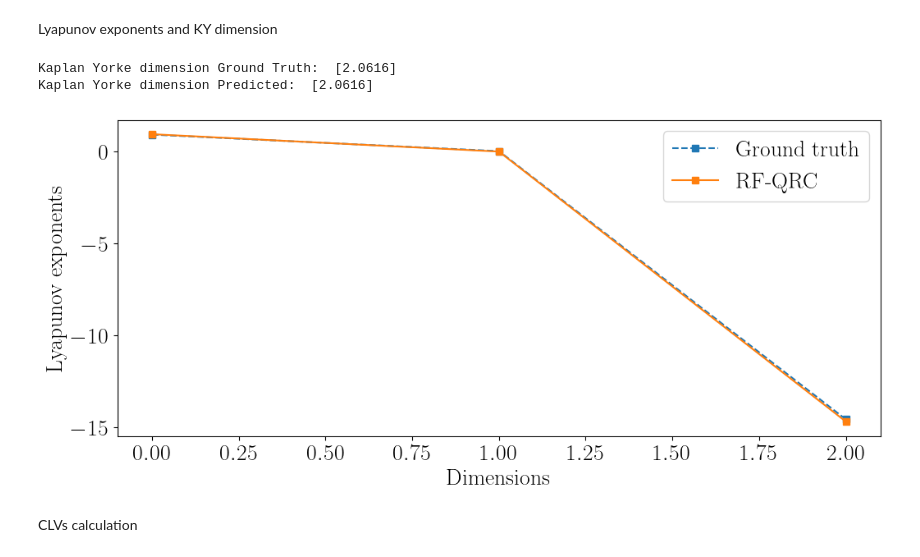
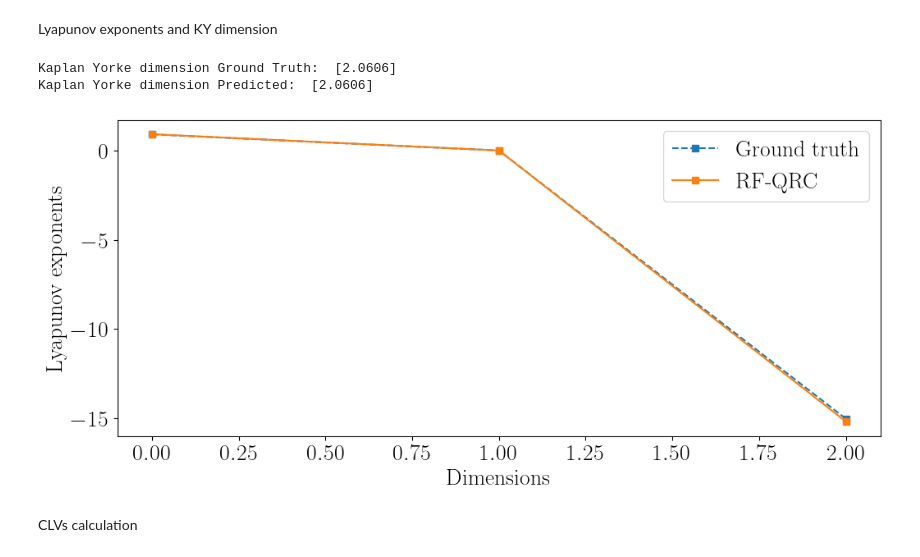
Before and after one commit to MagriLab/Stability_QRC_GS, a Jupyter notebook: src/Notebook.ipynb, the cells around one changed output. Drawn from its saved outputs; the diff is of its cells as text; code cells hidden in the pictures.

```diff
--- a/src/Notebook.ipynb
+++ b/src/Notebook.ipynb
@@ -558,7 +558,7 @@ Conditional Lyapunov exponents:  [-391.20230054 -391.20230054 -391.20230054]
 # %% [markdown]
 # Prediction of Lyapunov Spectrum - QRC
 # %%
-step_le = 10000
+step_le = 20000
 
 num_series = time_series[0]
 
@@ -629,37 +629,37 @@ LEs_true = []
 for i in range(ensemble):
     LEs_plot = LEs[-1]
     plt.plot(LEs_plot,marker='s',linestyle='--',label='Ground truth')
     LEs_true += [LEs_plot]
 plt.xlabel("Dimensions")
 plt.ylabel("Lyapunov exponents")
 plt.legend()
 
 KY_true = []
 for i in range(ensemble):
     KY_true += [ky_dimension(LEs_true[i])]
 
 
 ## Quantum
-ens = [2] # Select ensemble number to plot and compare
+ens = [3] # Select ensemble number to plot and compare
 KY_qrc  = []
 
 for j in ens:
     KY_qrc += [ky_dimension(LEs_t_qrc[j][-1])]
 
 for j in ens:
     LEs_q_plot = LEs_t_qrc[j][-1]
     plt.plot(LEs_q_plot,marker='s',label='RF-QRC')
 
 
 print('Kaplan Yorke dimension Ground Truth: ', np.round(KY_true,4))
 print('Kaplan Yorke dimension Predicted: ', np.round(KY_true,4))
 
 plt.legend()
 plt.show()
 # %% [output]
-Kaplan Yorke dimension Ground Truth:  [2.0616]
-Kaplan Yorke dimension Predicted:  [2.0616]
+Kaplan Yorke dimension Ground Truth:  [2.0606]
+Kaplan Yorke dimension Predicted:  [2.0606]
-[figure, old version]
+[figure, new version]
 # %% [markdown]
 CLVs calculation
 # %%
```
Also changed, not shown: parts of 5 cells of this notebook, 2 other files.
